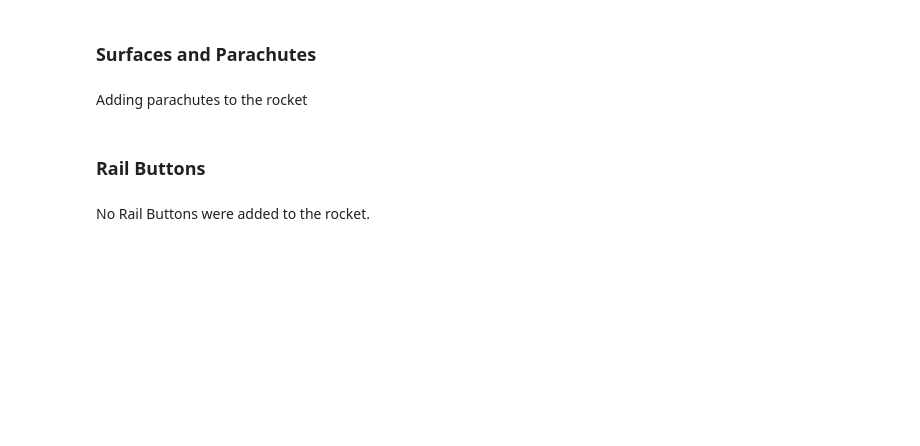
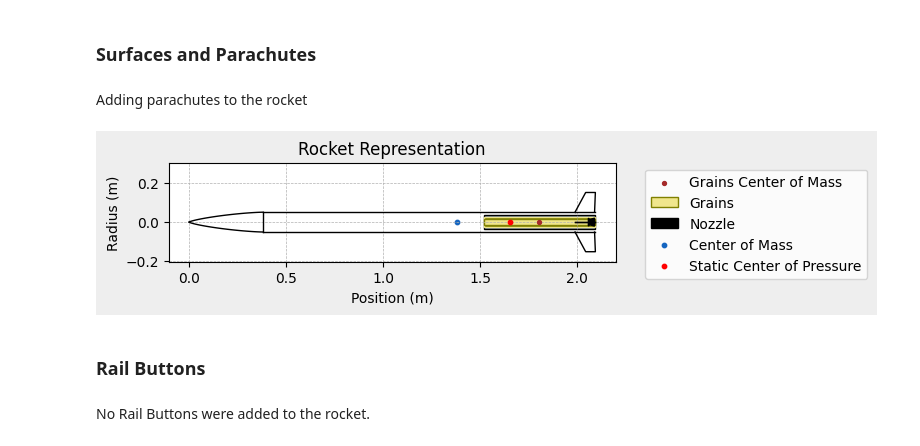
Before and after one commit to CU-Rocketry/ModSim-Earendel, a Jupyter notebook: Earendel_Serializer_Generated_Sim,_TestBed_2025_025.ipynb, the cells around one changed output. Drawn from its saved outputs; the diff is of its cells as text; code cells hidden in the pictures; blank space fills up the shorter version.

```diff
--- a/Earendel_Serializer_Generated_Sim,_TestBed_2025_025.ipynb
+++ b/Earendel_Serializer_Generated_Sim,_TestBed_2025_025.ipynb
@@ -191,6 +191,10 @@ rocket.add_motor(motor, position=1.7888012422360255)
 Adding parachutes to the rocket
 # %%
 rocket.parachutes = list(parachutes.values())
+# %%
+rocket.draw()
+# %% [output]
+[figure, added]
 # %% [markdown]
 ### Rail Buttons
 # %% [markdown]
```
Also changed, not shown: parts of 5 cells of this notebook.
